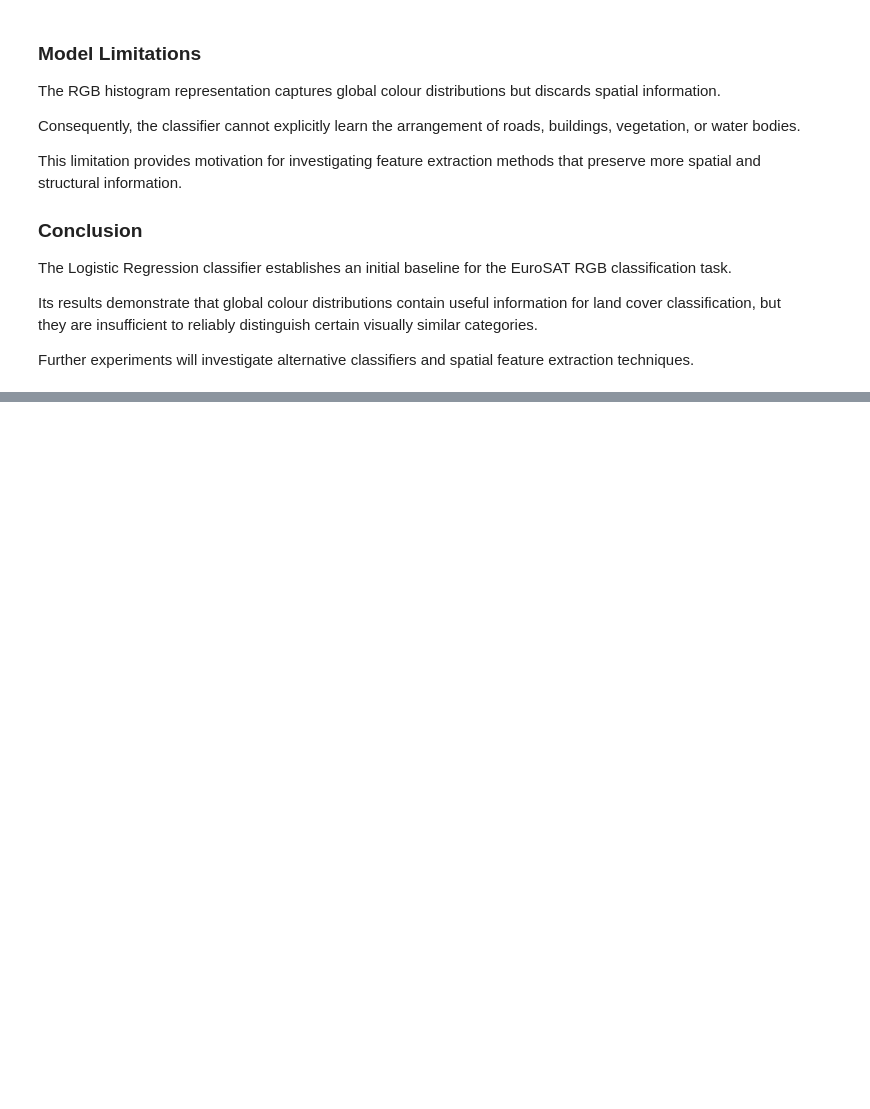
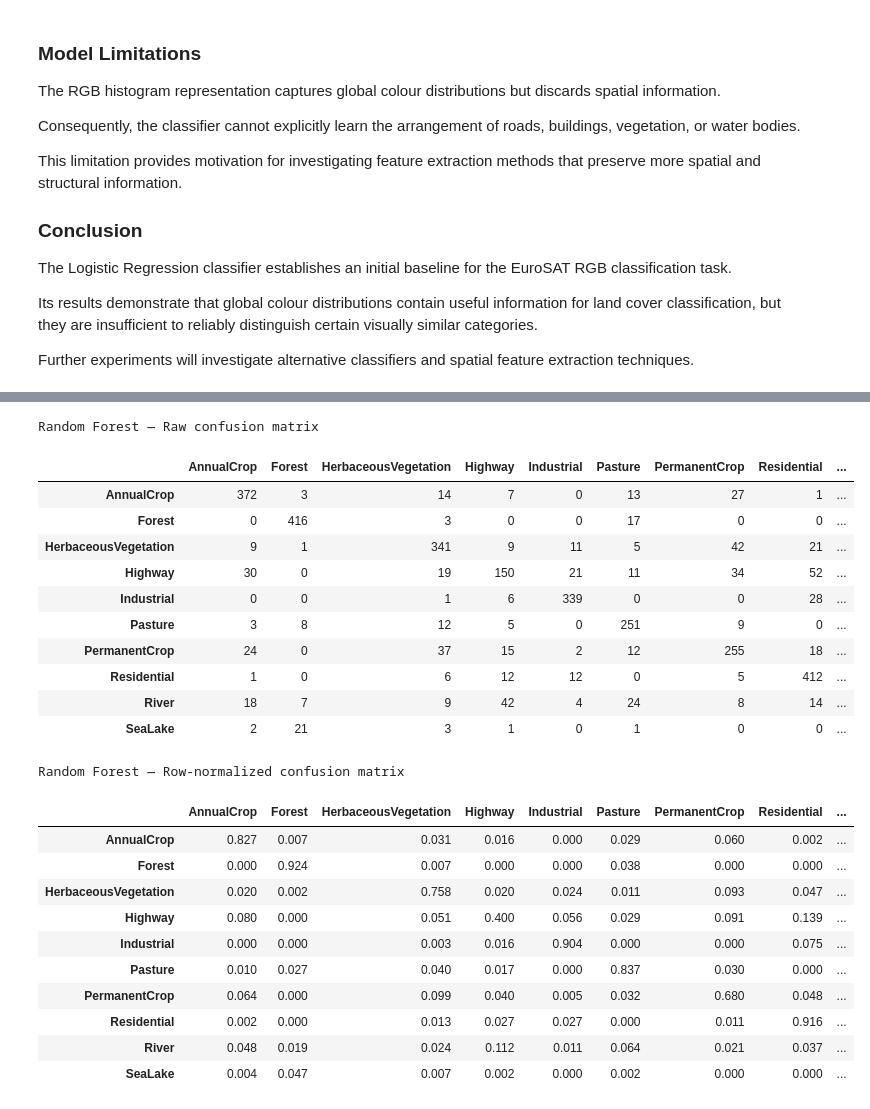
Before and after one commit to carlalamas13/landcover-lab, a Jupyter notebook: notebooks/02_baseline_machine_learning.ipynb, the cells around one changed output, grey strips where cells are left out. Drawn from its saved outputs; the diff is of its cells as text; code cells hidden in the pictures; blank space fills up the shorter version.

```diff
--- a/notebooks/02_baseline_machine_learning.ipynb
+++ b/notebooks/02_baseline_machine_learning.ipynb
@@ -886,0 +1057,58 @@ Further experiments will investigate alternative classifiers and spatial feature
+# %%
+rf_class_names = random_forest_model.classes_
+
+rf_cm_counts = confusion_matrix(
+    y_validation,
+    rf_validation_predictions,
+    labels=rf_class_names,
+)
+
+rf_cm_normalized = confusion_matrix(
+    y_validation,
+    rf_validation_predictions,
+    labels=rf_class_names,
+    normalize="true",
+)
+
+rf_cm_counts_df = pd.DataFrame(
+    rf_cm_counts,
+    index=rf_class_names,
+    columns=rf_class_names,
+)
+
+rf_cm_normalized_df = pd.DataFrame(
+    rf_cm_normalized,
+    index=rf_class_names,
+    columns=rf_class_names,
+)
+
+print("Random Forest — Raw confusion matrix")
+display(rf_cm_counts_df)
+
+print("Random Forest — Row-normalized confusion matrix")
+display(rf_cm_normalized_df.round(3))
+# %% [output]
+Random Forest — Raw confusion matrix
+|  | AnnualCrop | Forest | HerbaceousVegetation | Highway | Industrial | Pasture | PermanentCrop | Residential | ... |
+| AnnualCrop | 372 | 3 | 14 | 7 | 0 | 13 | 27 | 1 | ... |
+| Forest | 0 | 416 | 3 | 0 | 0 | 17 | 0 | 0 | ... |
+| HerbaceousVegetation | 9 | 1 | 341 | 9 | 11 | 5 | 42 | 21 | ... |
+| Highway | 30 | 0 | 19 | 150 | 21 | 11 | 34 | 52 | ... |
+| Industrial | 0 | 0 | 1 | 6 | 339 | 0 | 0 | 28 | ... |
+| Pasture | 3 | 8 | 12 | 5 | 0 | 251 | 9 | 0 | ... |
+| PermanentCrop | 24 | 0 | 37 | 15 | 2 | 12 | 255 | 18 | ... |
+| Residential | 1 | 0 | 6 | 12 | 12 | 0 | 5 | 412 | ... |
+| River | 18 | 7 | 9 | 42 | 4 | 24 | 8 | 14 | ... |
+| SeaLake | 2 | 21 | 3 | 1 | 0 | 1 | 0 | 0 | ... |
+Random Forest — Row-normalized confusion matrix
+|  | AnnualCrop | Forest | HerbaceousVegetation | Highway | Industrial | Pasture | PermanentCrop | Residential | ... |
+| AnnualCrop | 0.827 | 0.007 | 0.031 | 0.016 | 0.000 | 0.029 | 0.060 | 0.002 | ... |
+| Forest | 0.000 | 0.924 | 0.007 | 0.000 | 0.000 | 0.038 | 0.000 | 0.000 | ... |
+| HerbaceousVegetation | 0.020 | 0.002 | 0.758 | 0.020 | 0.024 | 0.011 | 0.093 | 0.047 | ... |
+| Highway | 0.080 | 0.000 | 0.051 | 0.400 | 0.056 | 0.029 | 0.091 | 0.139 | ... |
+| Industrial | 0.000 | 0.000 | 0.003 | 0.016 | 0.904 | 0.000 | 0.000 | 0.075 | ... |
+| Pasture | 0.010 | 0.027 | 0.040 | 0.017 | 0.000 | 0.837 | 0.030 | 0.000 | ... |
+| PermanentCrop | 0.064 | 0.000 | 0.099 | 0.040 | 0.005 | 0.032 | 0.680 | 0.048 | ... |
+| Residential | 0.002 | 0.000 | 0.013 | 0.027 | 0.027 | 0.000 | 0.011 | 0.916 | ... |
+| River | 0.048 | 0.019 | 0.024 | 0.112 | 0.011 | 0.064 | 0.021 | 0.037 | ... |
+| SeaLake | 0.004 | 0.047 | 0.007 | 0.002 | 0.000 | 0.002 | 0.000 | 0.000 | ... |
```
Also changed, not shown: parts of 15 cells of this notebook, 3 other files.
